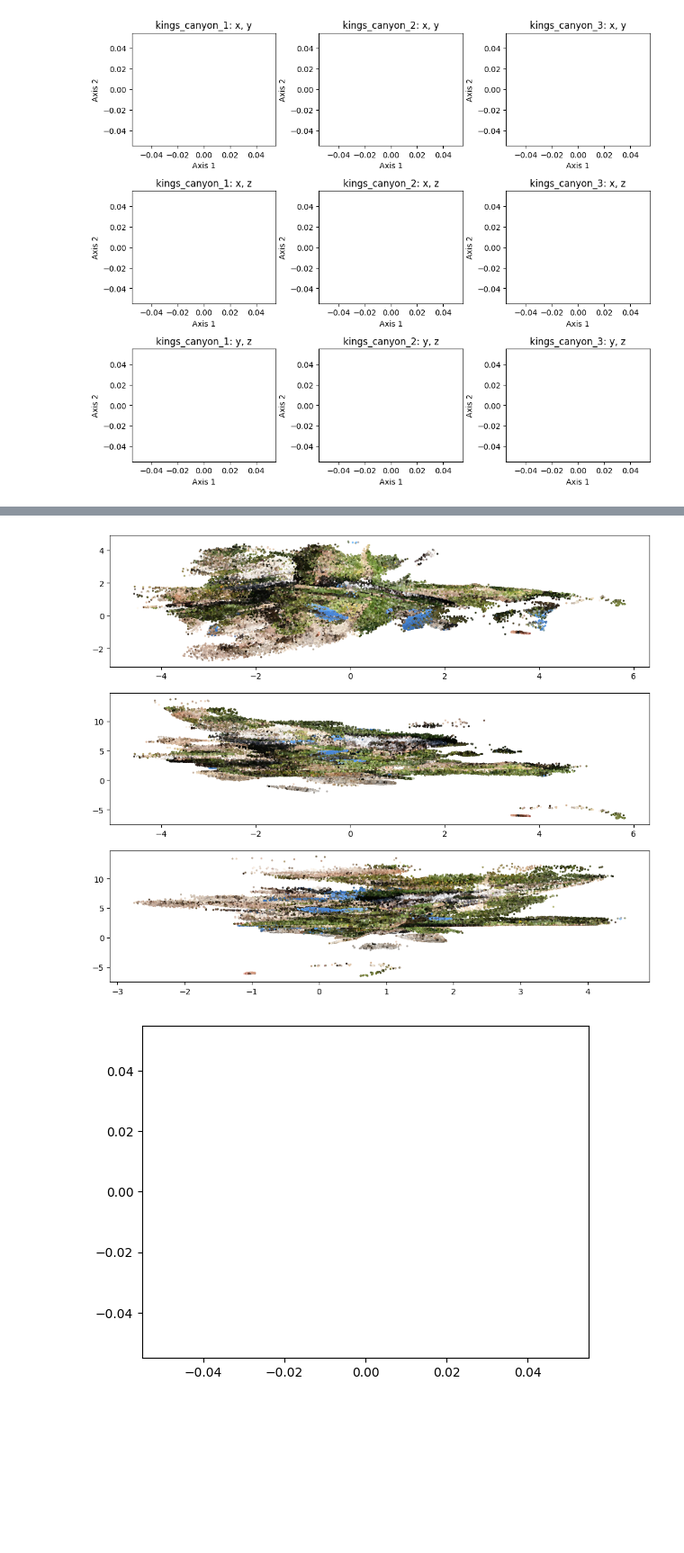
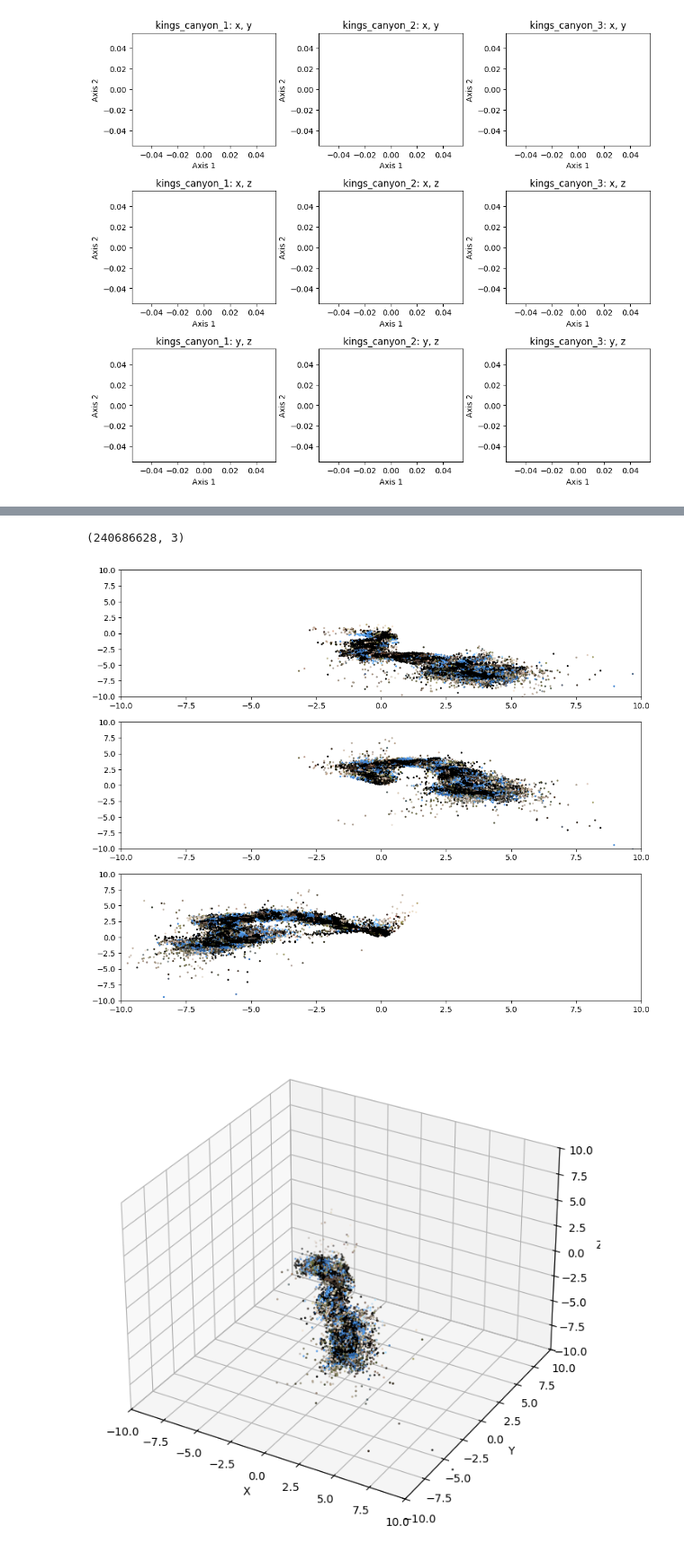
Before and after one commit to humishum/mapper, a Jupyter notebook: sandbox.ipynb, the cells around one changed output, grey strips where cells are left out. Shown at 90% size. Cells and saved outputs as stored; diff of their text form; code cells hidden in the pictures; blank space fills up the shorter version.

```diff
--- a/sandbox.ipynb
+++ b/sandbox.ipynb
@@ -271,6 +267,6 @@ plt.show()
 # %% [output]
 [figure]
 # %%
-pc = o3d.io.read_point_cloud("/home/ape/repos/mapper/data/output_kings_canyon/kings_canyon_must3r_20260105_211309/outputs/kings_canyon_1/aligned_pointcloud.ply")
+pc = o3d.io.read_point_cloud("/workspace/output/vggt_gopro/vggt_trail_test_20260111_010514/outputs/mp1/aligned_pointcloud.ply")
 points = np.asarray(pc.points)
 colors = np.asarray(pc.colors)
@@ -289,25 +273,46 @@ plt.show()
+# %%
+points.shape
+# %% [output]
+(240686628, 3)
 # %%
 fig, axs = plt.subplots(3, 1, figsize=(12, 10))
-pts = points[::100]
+pts = points[::10000]
 x = pts[:, 0]
 y = pts[:, 1]
 z = pts[:, 2]
 
-c = colors[::100]
+c = colors[::10000]
 
 axs[0].scatter(x, y, c=c, s=2)
 axs[1].scatter(x, z, c=c, s=2)
 axs[2].scatter(y, z, c=c, s=2)
 
+for ax in axs:
+    ax.set_xlim([-10, 10])
+    ax.set_ylim([-10, 10])
 plt.show()
 # %% [output]
-[figure, old version]
+[figure, new version]
 # %%
+points = np.asarray(pc.points)
+colors = np.asarray(pc.colors)
+from mpl_toolkits.mplot3d import Axes3D
 
-points = np.asarray(pc.points)
-colors = np.asarray(pc.colors) / 255.0 if pc.has_colors() else None
+fig = plt.figure(figsize=(8, 8))
+ax = fig.add_subplot(111, projection='3d')
 
-plt.scatter(points[:, 0], points[:, 1], c=colors, s=2)
+# Downsample for faster plotting if there are a lot of points
+step = max(points.shape[0] // 10000, 1)
+pts = points[::step]
+cls = colors[::step]
+ax.scatter(pts[:, 0], pts[:, 1], pts[:, 2], c=cls, s=1)
+
+ax.set_xlabel('X')
+ax.set_ylabel('Y')
+ax.set_zlabel('Z')
+ax.set_xlim([-10, 10])
+ax.set_ylim([-10, 10])
+ax.set_zlim([-10, 10])
 plt.show()
 # %% [output]
-[figure, old version]
+[figure, new version]
```
Also changed, not shown: parts of 3 cells of this notebook, 4 other files.
